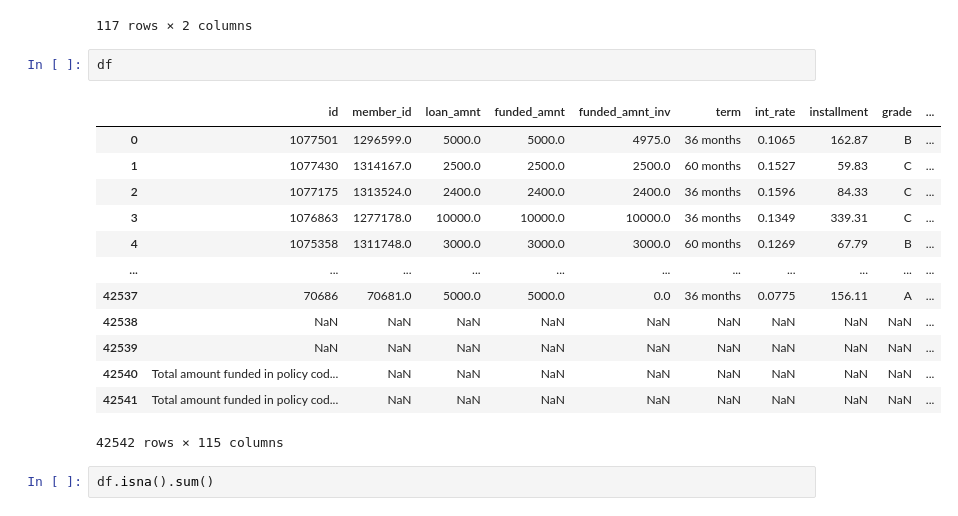
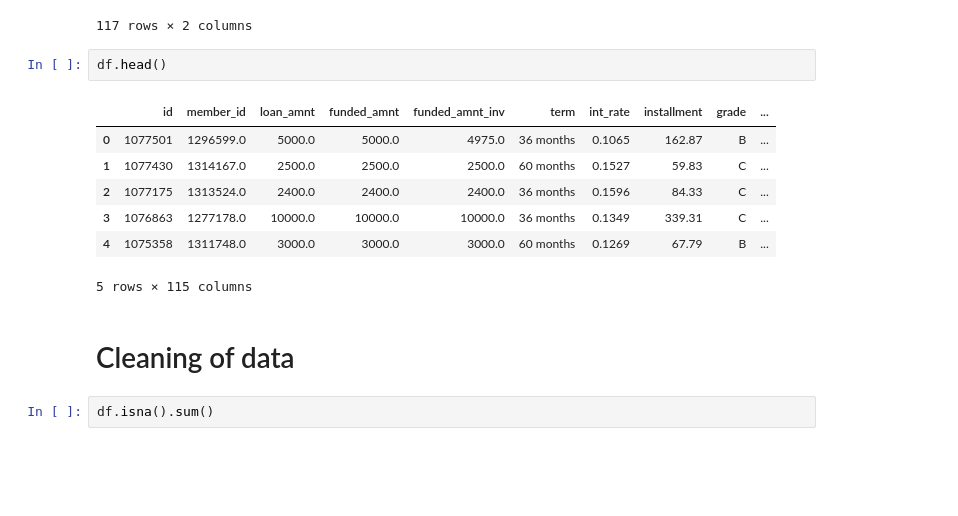
Before and after one commit to hawk9598/ysc4224_data_sci_accelerator, a Jupyter notebook: Assignments/EDA.ipynb, the cells around one changed output. Saved outputs shown, nothing was run; the diff lists cells and outputs as text; blank space fills up the shorter version.

```diff
--- a/Assignments/EDA.ipynb
+++ b/Assignments/EDA.ipynb
@@ -30,21 +30,17 @@ df_description
 | 116 | NaN | * Employer Title replaces Employe... |
 117 rows × 2 columns
 # %%
-df
+df.head()
 # %% [output]
 |  | id | member_id | loan_amnt | funded_amnt | funded_amnt_inv | term | int_rate | installment | grade | ... |
 | 0 | 1077501 | 1296599.0 | 5000.0 | 5000.0 | 4975.0 | 36 months | 0.1065 | 162.87 | B | ... |
 | 1 | 1077430 | 1314167.0 | 2500.0 | 2500.0 | 2500.0 | 60 months | 0.1527 | 59.83 | C | ... |
 | 2 | 1077175 | 1313524.0 | 2400.0 | 2400.0 | 2400.0 | 36 months | 0.1596 | 84.33 | C | ... |
 | 3 | 1076863 | 1277178.0 | 10000.0 | 10000.0 | 10000.0 | 36 months | 0.1349 | 339.31 | C | ... |
 | 4 | 1075358 | 1311748.0 | 3000.0 | 3000.0 | 3000.0 | 60 months | 0.1269 | 67.79 | B | ... |
-| ... | ... | ... | ... | ... | ... | ... | ... | ... | ... | ... |
-| 42537 | 70686 | 70681.0 | 5000.0 | 5000.0 | 0.0 | 36 months | 0.0775 | 156.11 | A | ... |
-| 42538 | NaN | NaN | NaN | NaN | NaN | NaN | NaN | NaN | NaN | ... |
-| 42539 | NaN | NaN | NaN | NaN | NaN | NaN | NaN | NaN | NaN | ... |
-| 42540 | Total amount funded in policy cod... | NaN | NaN | NaN | NaN | NaN | NaN | NaN | NaN | ... |
-| 42541 | Total amount funded in policy cod... | NaN | NaN | NaN | NaN | NaN | NaN | NaN | NaN | ... |
-42542 rows × 115 columns
+5 rows × 115 columns
+# %% [markdown]
+# Cleaning of data
 # %%
 df.isna().sum()
 # %% [output]
```
Also changed, not shown: parts of 53 cells of this notebook, 1 other file.
